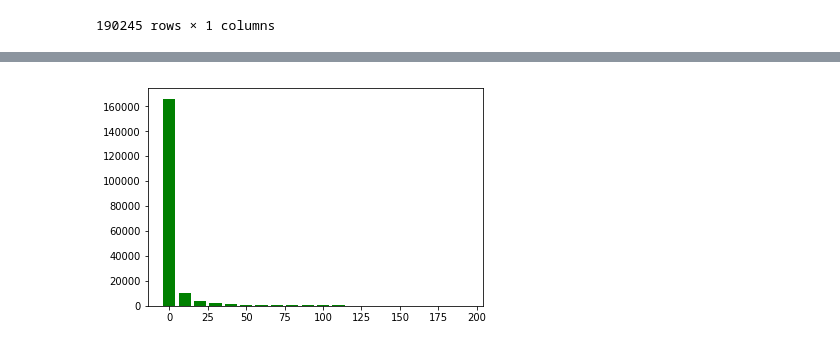
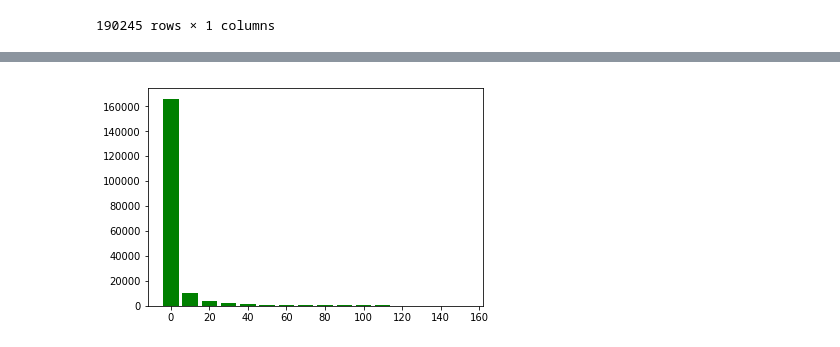
Before and after one commit to johnnyds/music_box, a Jupyter notebook: src/load_data.ipynb, the cells around one changed output, grey strips where cells are left out. Cells and saved outputs as stored; diff of their text form; code cells hidden in the pictures.

```diff
--- a/src/load_data.ipynb
+++ b/src/load_data.ipynb
@@ -186,10 +186,10 @@ count_bin
 # %%
 import matplotlib.pyplot as plt
 plt.figure()
 number_of_songs_listened_dist['count_bin']=number_of_songs_listened_dist.index
-x = number_of_songs_listened_dist[:]['count_bin'].values
-y = number_of_songs_listened_dist[:20]['count'].values
+x = number_of_songs_listened_dist[:16]['count_bin'].values
+y = number_of_songs_listened_dist[:16]['count'].values
 plt.bar(x,y,width=8,color='g')
 plt.show()
 # %% [output]
-[figure, old version]
+[figure, new version]
```
Also changed, not shown: 1 other file.
